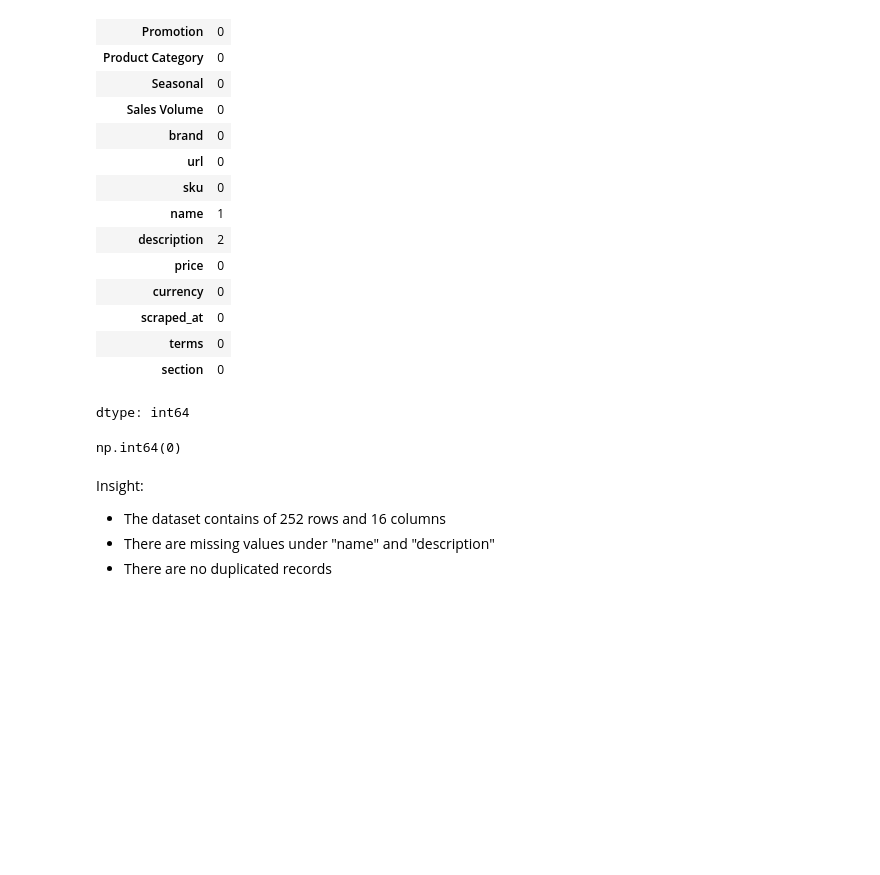
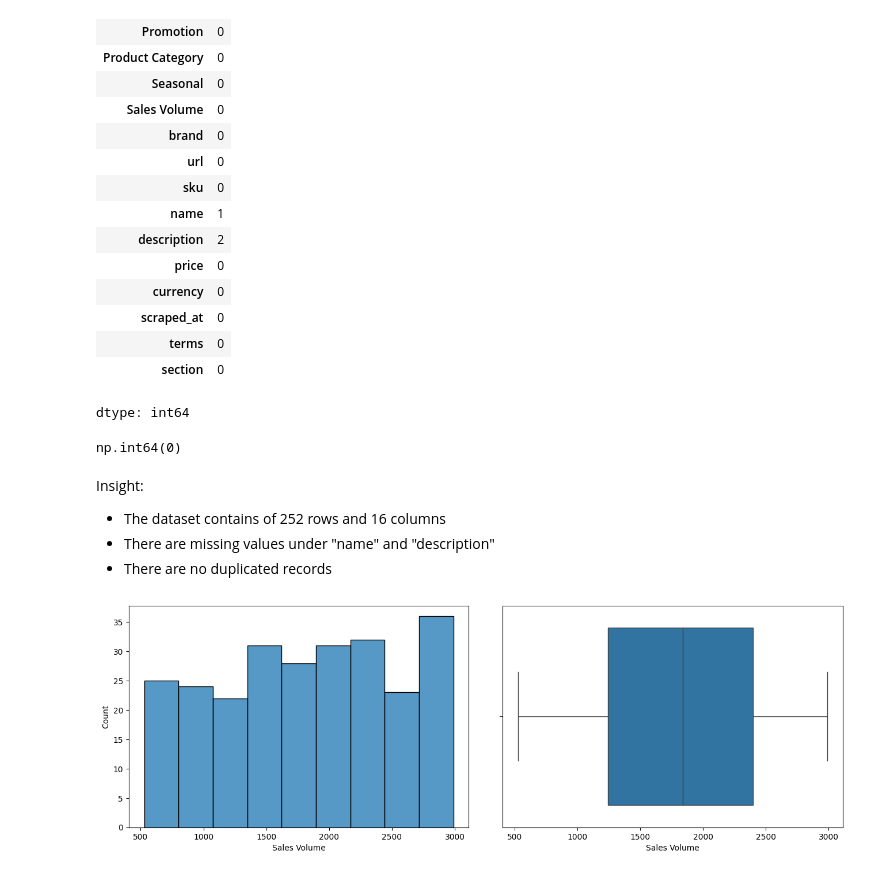
Before and after one commit to YTChiew/Zara-Sales-Analysis, a Jupyter notebook: zara_sales_analysis.ipynb, the cells around one changed output. Saved outputs shown, nothing was run; the diff lists cells and outputs as text; code cells hidden in the pictures; blank space fills up the shorter version.

Commit message:
Done Univariate Analysis

```diff
--- a/zara_sales_analysis.ipynb
+++ b/zara_sales_analysis.ipynb
@@ -80,3 +80,16 @@ Insight:
 - The dataset contains of 252 rows and 16 columns
 - There are missing values under "name" and "description"
 - There are no duplicated records
+# %%
+#Explore numerical columns
+##'Product_ID' -> unique identifier
+##'Sales Volume' and 'Price' are numerical data
+
+#Univariate Analysis
+#Histograms (numerical) -> 'Sales Volume'
+fig, axs = plt.subplots(1,2,figsize=(16,5), gridspec_kw={'wspace': 0.1})
+sns.histplot(data['Sales Volume'], ax = axs[0])
+sns.boxplot(x = data['Sales Volume'], ax = axs[1])
+plt.show()
+# %% [output]
+[figure, added]
```
Also changed, not shown: parts of 3 cells of this notebook.
